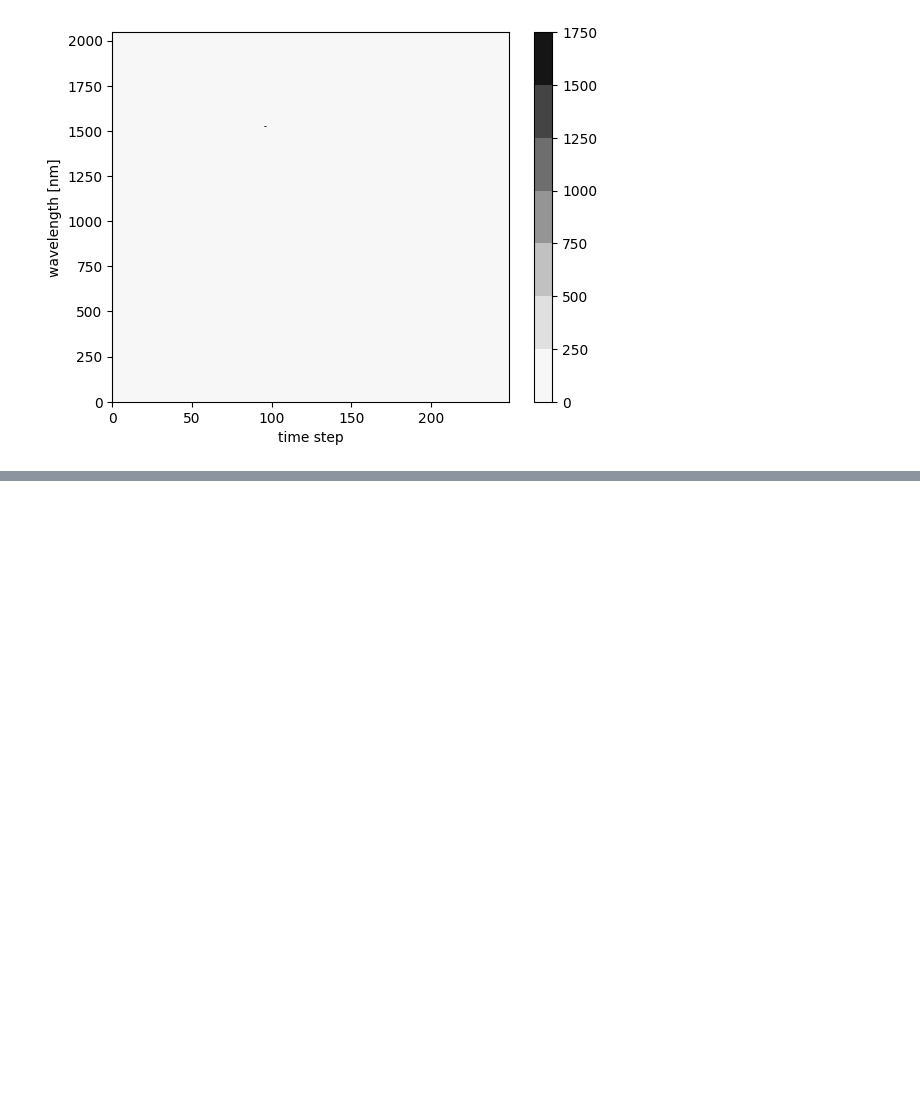
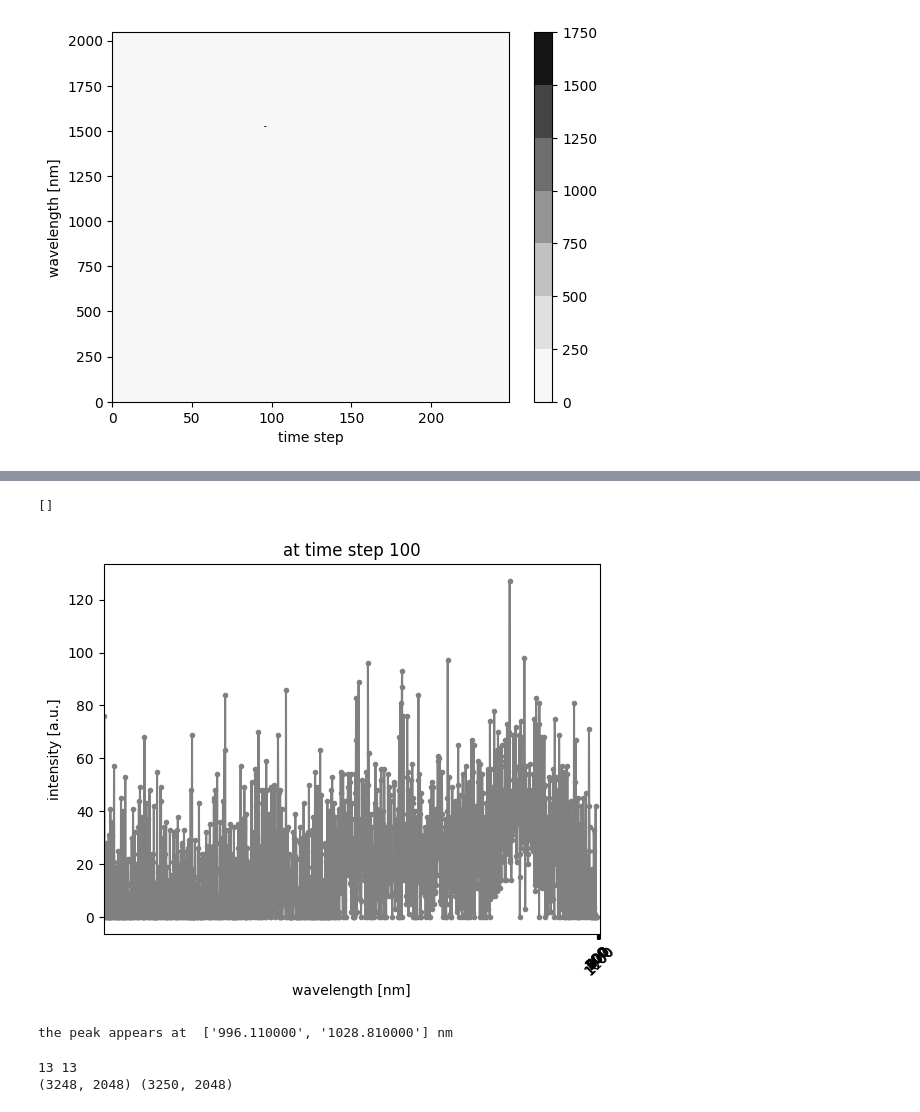
Before and after one commit to Materials-and-Devices-Center-under-KETI/OES_data, a Jupyter notebook: oes_test_new.ipynb, the cells around one changed output, grey strips where cells are left out. Saved outputs shown, nothing was run; the diff lists cells and outputs as text; code cells hidden in the pictures; blank space fills up the shorter version.

```diff
--- a/oes_test_new.ipynb
+++ b/oes_test_new.ipynb
@@ -271,0 +284,4 @@ the max value is measured out of the OES speactral range; a kind of noise
+# %%
+GetWaveRange(df34, 1719)
+# %% [output]
+[]
@@ -271,0 +298,15 @@ the max value is measured out of the OES speactral range; a kind of noise
+# %%
+plt.plot(df34.iloc[100,:],'.-',color='grey')
+plt.xlim(200,1100)
+plt.xlabel('wavelength [nm]')
+plt.xticks(cst_xticks, labels=[int(float(x)) for x in cst_xticks], rotation = 45)
+plt.ylabel('intensity [a.u.]')
+plt.title('at time step 100')
+plt.show()
+
+# peak wavelength
+value = df34.iloc[100,:].max()
+print('the peak appears at ', df34.columns[df34.isin([value]).any()].tolist(), 'nm')
+# %% [output]
+[figure, added]
+the peak appears at  ['996.110000', '1028.810000'] nm
@@ -272,3 +325,26 @@ the max value is measured out of the OES speactral range; a kind of noise
 # %%
 # the rest of process; 4 to 29
 # combine 13 of them and thereby make two long plots
+df_rest1 = []
+df_rest2 = []
+
+for i in range(4,17):
+    df_rest1.append(pd.read_csv(path+'/'+file[i], index_col='Time'))
+for j in range(17,30):
+    df_rest2.append(pd.read_csv(path+'/'+file[j], index_col='Time'))
+
+# match columns
+for i in range(len(df_rest1)-1):
+    df_rest1[i+1].columns = df_rest1[0].columns
+for j in range(len(df_rest2)-1):
+    df_rest2[j+1].columns = df_rest2[0].columns
+
+# merge
+df1 = pd.concat(df_rest1, ignore_index=True)
+df2 = pd.concat(df_rest2, ignore_index=True)
+
+print(len(df_rest1), len(df_rest2))
+print(df1.shape, df2.shape)
+# %% [output]
+13 13
+(3248, 2048) (3250, 2048)
```
Also changed, not shown: parts of 8 cells of this notebook.
